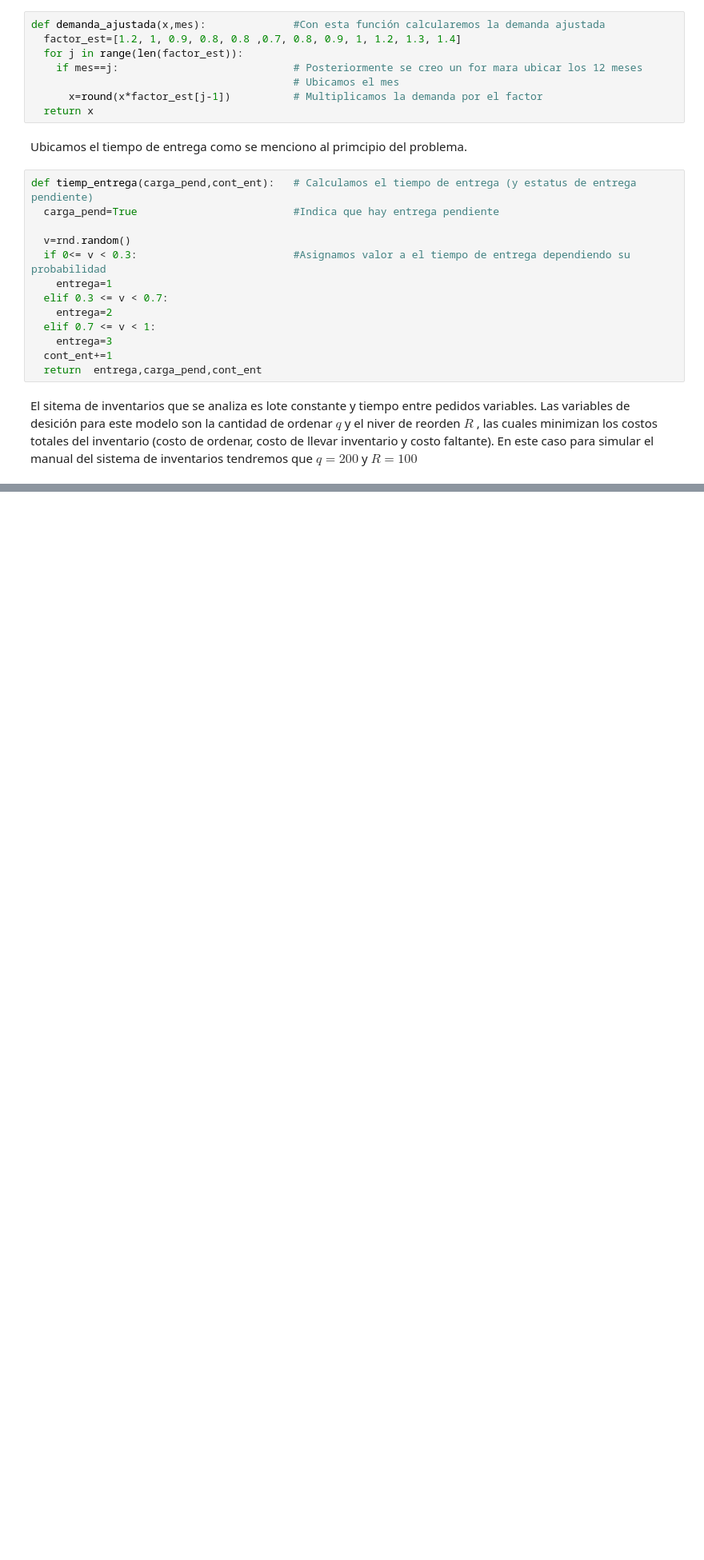
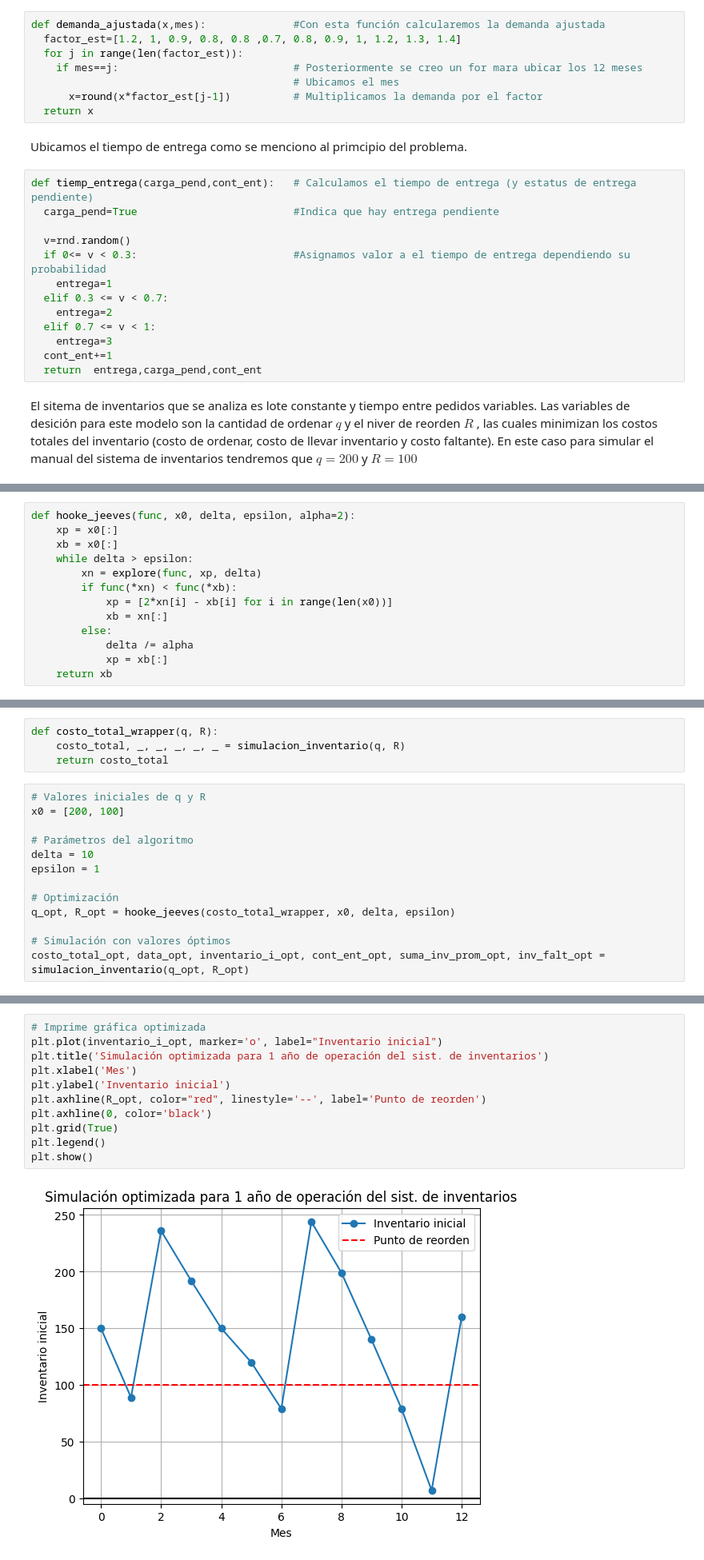
Before and after one commit to MaricelaMH/Simulacion-1, a Jupyter notebook: Inventario.ipynb, the cells around one changed output, grey strips where cells are left out. Shown at 80% size. Cells and saved outputs as stored; diff of their text form; blank space fills up the shorter version.

```diff
--- a/Inventario.ipynb
+++ b/Inventario.ipynb
@@ -264,0 +175,13 @@ q: 100.0
+# %%
+def hooke_jeeves(func, x0, delta, epsilon, alpha=2):
+    xp = x0[:]
+    xb = x0[:]
+    while delta > epsilon:
+        xn = explore(func, xp, delta)
+        if func(*xn) < func(*xb):
+            xp = [2*xn[i] - xb[i] for i in range(len(x0))]
+            xb = xn[:]
+        else:
+            delta /= alpha
+            xp = xb[:]
+    return xb
@@ -264,0 +200,17 @@ q: 100.0
+# %%
+def costo_total_wrapper(q, R):
+    costo_total, _, _, _, _, _ = simulacion_inventario(q, R)
+    return costo_total
+# %%
+# Valores iniciales de q y R
+x0 = [200, 100]
+
+# Parámetros del algoritmo
+delta = 10
+epsilon = 1
+
+# Optimización
+q_opt, R_opt = hooke_jeeves(costo_total_wrapper, x0, delta, epsilon)
+
+# Simulación con valores óptimos
+costo_total_opt, data_opt, inventario_i_opt, cont_ent_opt, suma_inv_prom_opt, inv_falt_opt = simulacion_inventario(q_opt, R_opt)
@@ -264,0 +239,13 @@ q: 100.0
+# %%
+# Imprime gráfica optimizada
+plt.plot(inventario_i_opt, marker='o', label="Inventario inicial")
+plt.title('Simulación optimizada para 1 año de operación del sist. de inventarios')
+plt.xlabel('Mes')
+plt.ylabel('Inventario inicial')
+plt.axhline(R_opt, color="red", linestyle='--', label='Punto de reorden')
+plt.axhline(0, color='black')
+plt.grid(True)
+plt.legend()
+plt.show()
+# %% [output]
+[figure, added]
```
Also changed, not shown: parts of 18 cells of this notebook.
